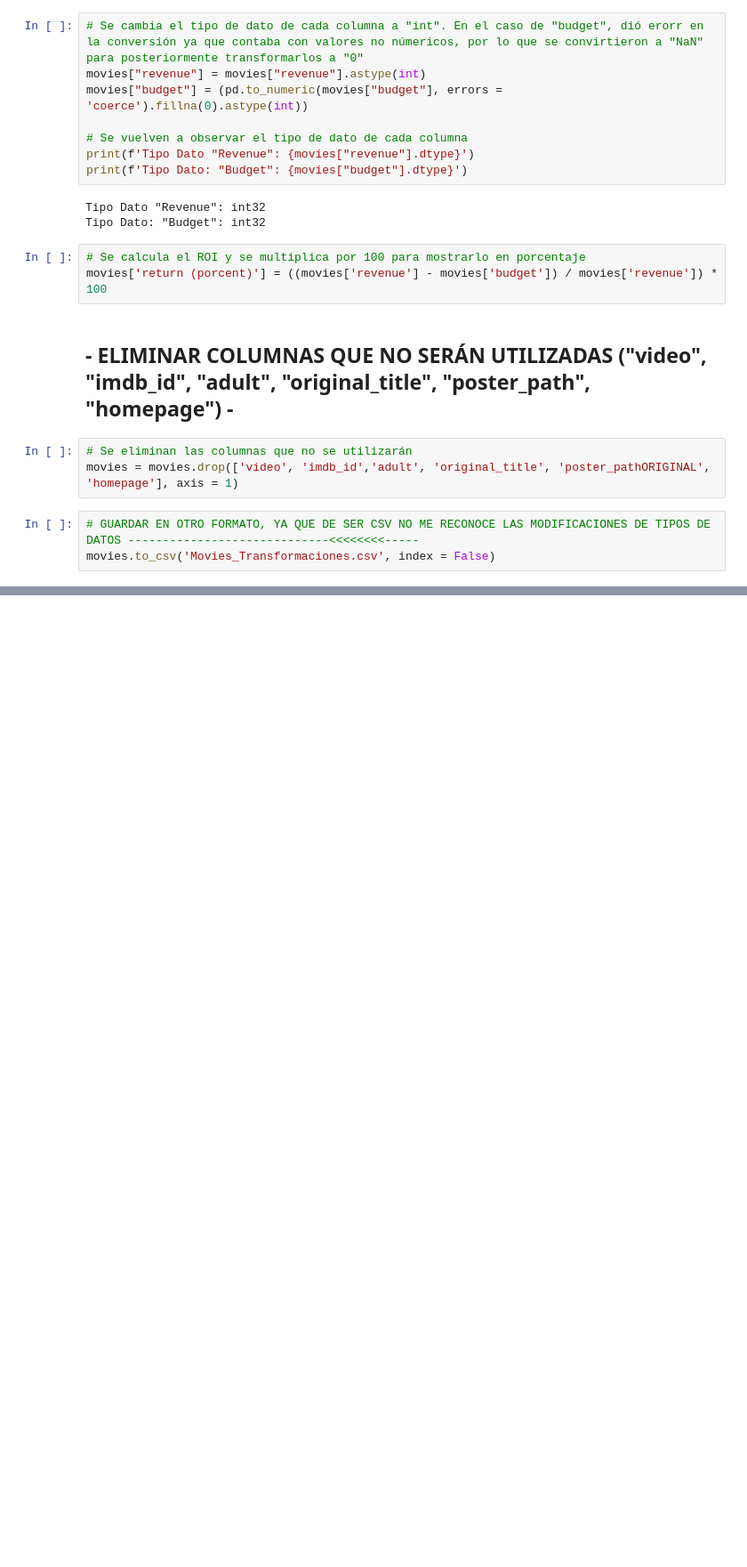
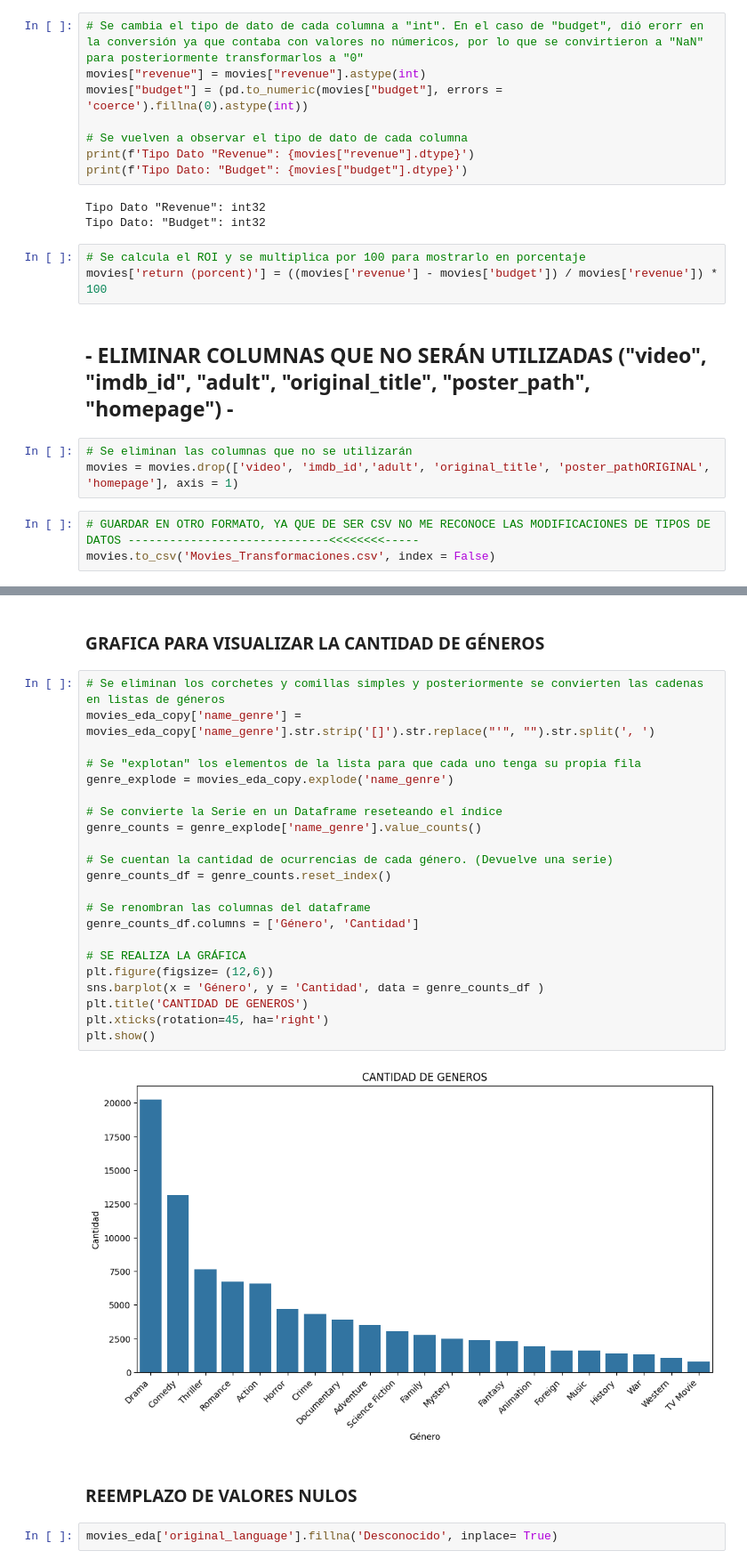
Before and after one commit to Facu6/Proyecto_Individual_1_SoyHenry, a Jupyter notebook: Transformaciones_MOVIES.ipynb, the cells around one changed output, grey strips where cells are left out. Shown at 89% size. Saved outputs shown, nothing was run; the diff lists cells and outputs as text; blank space fills up the shorter version.

```diff
--- a/Transformaciones_MOVIES.ipynb
+++ b/Transformaciones_MOVIES.ipynb
@@ -340,0 +470,30 @@ movies.to_csv('Movies_Transformaciones.csv', index = False)
+# %% [markdown]
+### GRAFICA PARA VISUALIZAR LA CANTIDAD DE GÉNEROS
+# %%
+# Se eliminan los corchetes y comillas simples y posteriormente se convierten las cadenas en listas de géneros
+movies_eda_copy['name_genre'] = movies_eda_copy['name_genre'].str.strip('[]').str.replace("'", "").str.split(', ')
+
+# Se "explotan" los elementos de la lista para que cada uno tenga su propia fila
+genre_explode = movies_eda_copy.explode('name_genre')
+
+# Se convierte la Serie en un Dataframe reseteando el índice
+genre_counts = genre_explode['name_genre'].value_counts()
+
+# Se cuentan la cantidad de ocurrencias de cada género. (Devuelve una serie)
+genre_counts_df = genre_counts.reset_index()
+
+# Se renombran las columnas del dataframe
+genre_counts_df.columns = ['Género', 'Cantidad']
+
+# SE REALIZA LA GRÁFICA
+plt.figure(figsize= (12,6))
+sns.barplot(x = 'Género', y = 'Cantidad', data = genre_counts_df )
+plt.title('CANTIDAD DE GENEROS')
+plt.xticks(rotation=45, ha='right')
+plt.show()
+# %% [output]
+[figure, added]
+# %% [markdown]
+### REEMPLAZO DE VALORES NULOS
+# %%
+movies_eda['original_language'].fillna('Desconocido', inplace= True)
```
Also changed, not shown: parts of 44 cells of this notebook, 10 other files.
